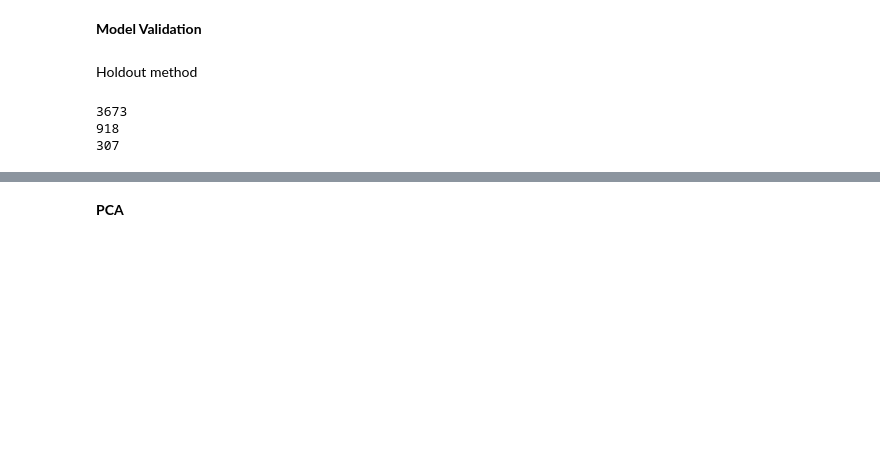
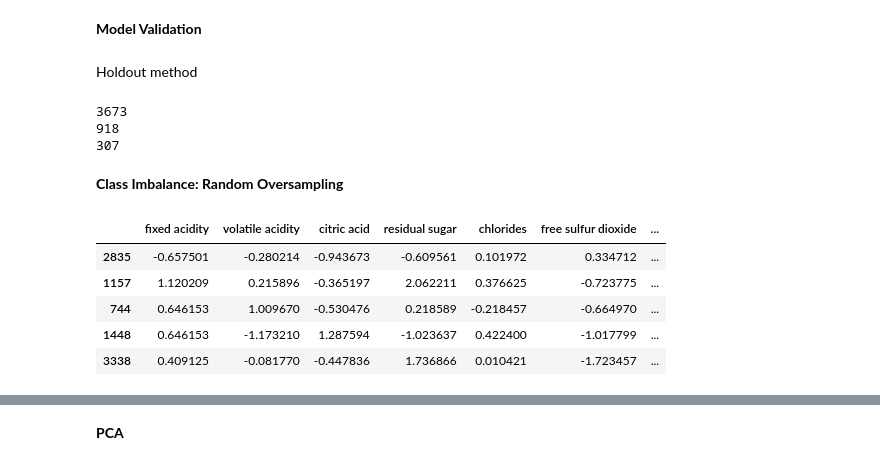
Before and after one commit to GabrieleCuni/Wine_Quality, a Jupyter notebook: MML_GC.ipynb, the cells around one changed output, grey strips where cells are left out. Saved outputs shown, nothing was run; the diff lists cells and outputs as text; code cells hidden in the pictures; blank space fills up the shorter version.

Commit message:
oversampling start

```diff
--- a/MML_GC.ipynb
+++ b/MML_GC.ipynb
@@ -180,3 +180,5 @@ print(len(x_test))
 3673
 918
 307
+# %% [markdown]
+**Class Imbalance: Random Oversampling**
@@ -182,0 +212,9 @@ print(len(x_test))
+# %%
+trainSet.head()
+# %% [output]
+|  | fixed acidity | volatile acidity | citric acid | residual sugar | chlorides | free sulfur dioxide | ... |
+| 2835 | -0.657501 | -0.280214 | -0.943673 | -0.609561 | 0.101972 | 0.334712 | ... |
+| 1157 | 1.120209 | 0.215896 | -0.365197 | 2.062211 | 0.376625 | -0.723775 | ... |
+| 744 | 0.646153 | 1.009670 | -0.530476 | 0.218589 | -0.218457 | -0.664970 | ... |
+| 1448 | 0.646153 | -1.173210 | 1.287594 | -1.023637 | 0.422400 | -1.017799 | ... |
+| 3338 | 0.409125 | -0.081770 | -0.447836 | 1.736866 | 0.010421 | -1.723457 | ... |
```
Also changed, not shown: parts of 12 cells of this notebook.
